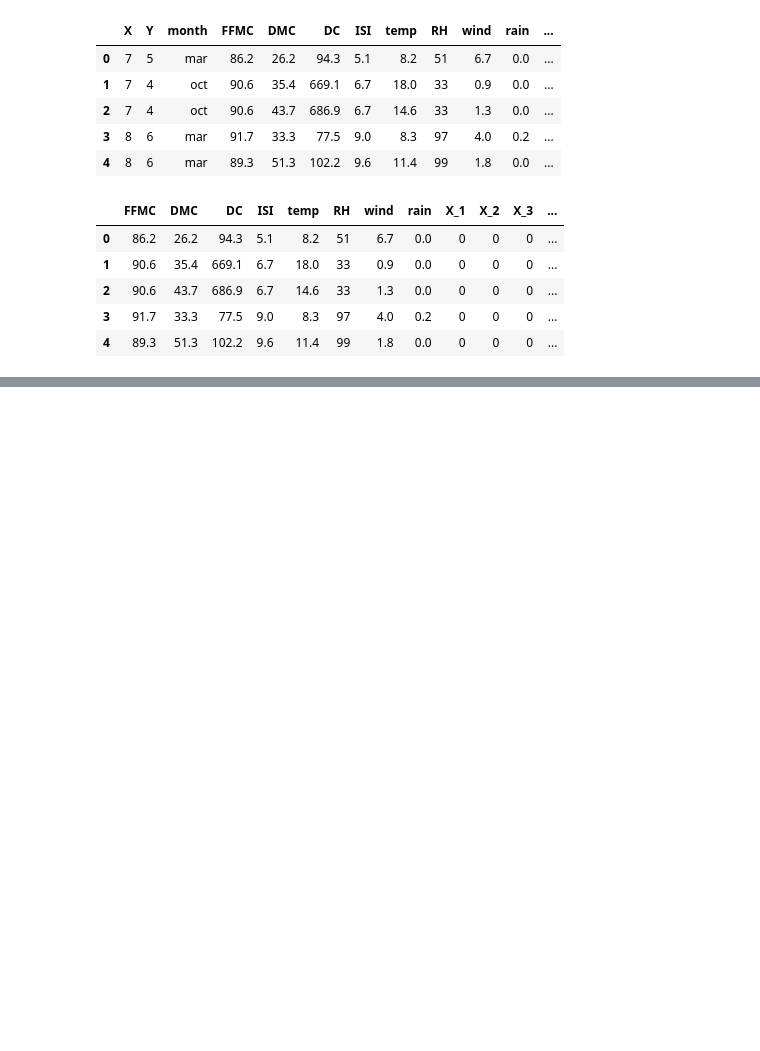
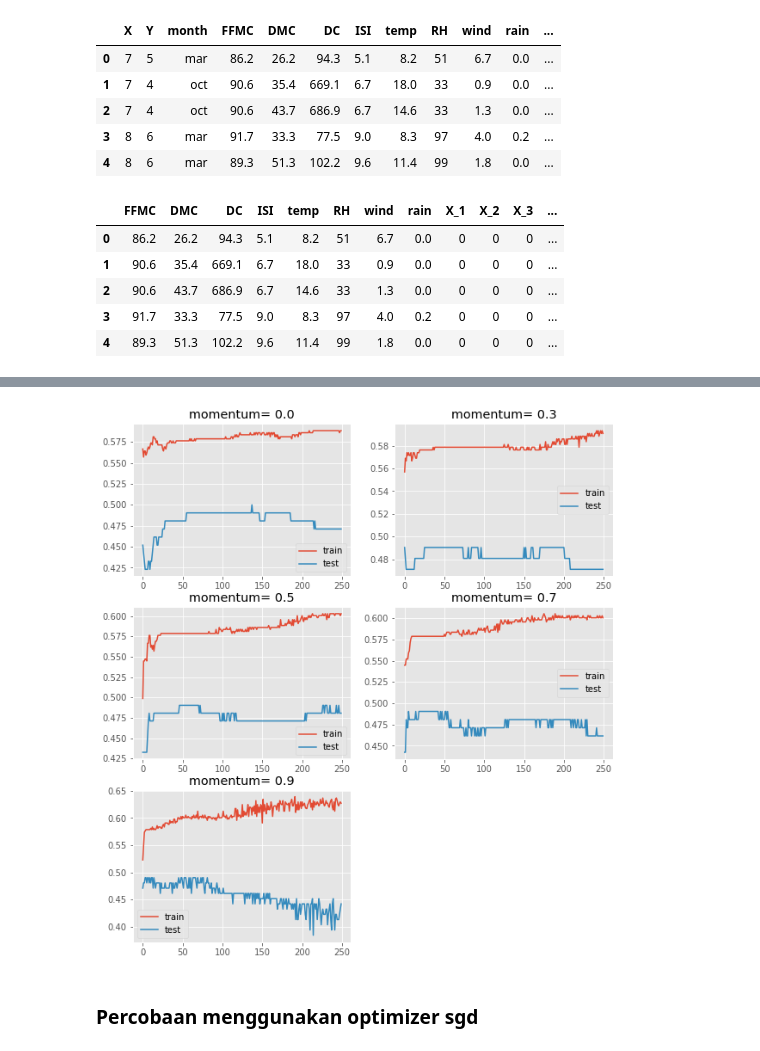
Before and after one commit to alleFarell/Deep-Learning-Forest-Fire-Team-Alpha-Batch8, a Jupyter notebook: Rafi/Indonesia_ai_DL_Final_Assignment_Rafi.ipynb, the cells around one changed output, grey strips where cells are left out. Saved outputs shown, nothing was run; the diff lists cells and outputs as text; code cells hidden in the pictures; blank space fills up the shorter version.

```diff
--- a/Rafi/Indonesia_ai_DL_Final_Assignment_Rafi.ipynb
+++ b/Rafi/Indonesia_ai_DL_Final_Assignment_Rafi.ipynb
@@ -262,0 +370,19 @@ validation acc:  0.6057692307692307
+# %%
+#rmsprop dengan perbedaan momentum
+momentums= [0.0, 0.3, 0.5, 0.7, 0.9]
+plt.figure(figsize=(10, 15))
+for i in range(len(momentums)):
+
+    # determine the plot number
+    plot_no = 420 + (i+1)
+    plt.subplot(plot_no)
+
+    # fit model and plot learning curves for a learning rate
+    rmspropModel_mom(xtrain, ytrain, xtest, ytest, momentums[i])
+
+# show learning curves
+plt.show()
+# %% [output]
+[figure, added]
+# %% [markdown]
+### Percobaan menggunakan optimizer sgd
```
Also changed, not shown: parts of 21 cells of this notebook, 1 other file.
